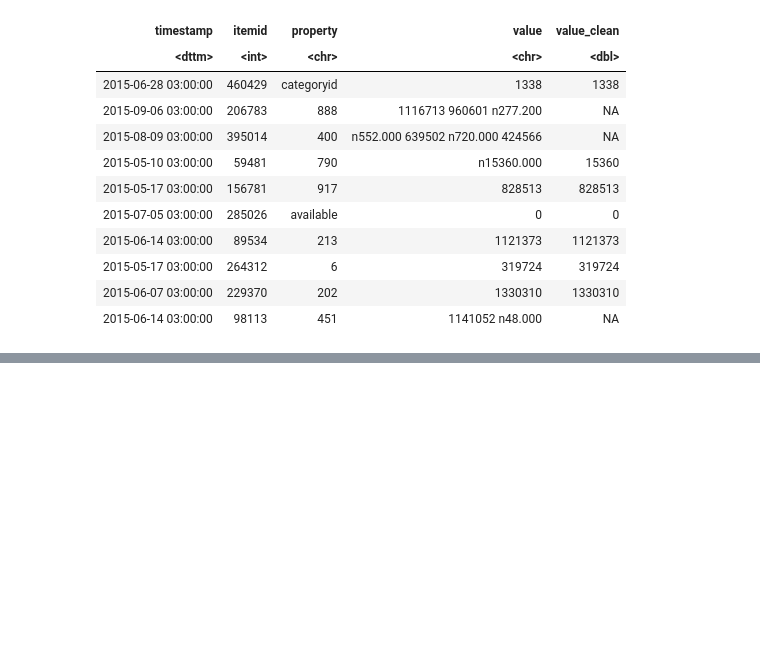
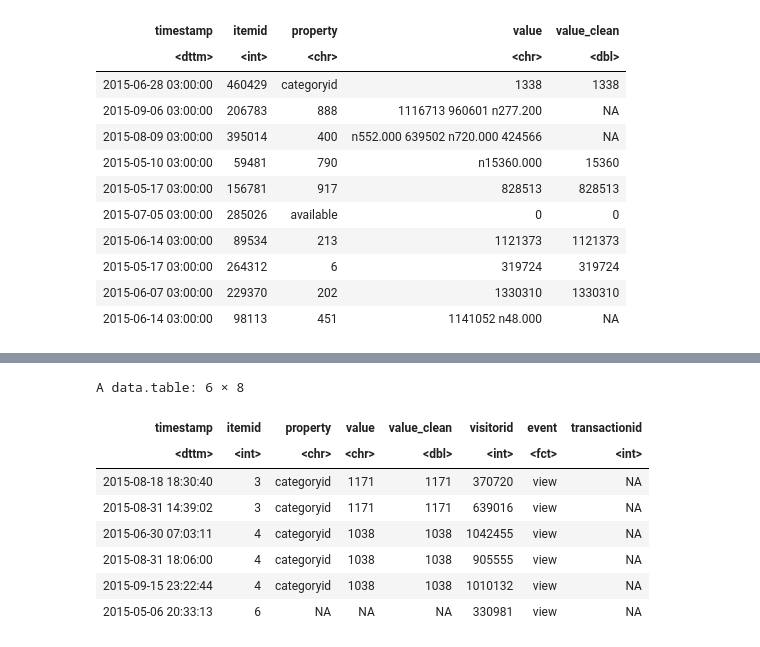
Before and after one commit to omari-kd/Recommendation-System-Analysis-and-Modelling, a Jupyter notebook: 01_notebook/(Jupyter Notebook) Recommendation System Analysis and Modelling.ipynb, the cells around one changed output, grey strips where cells are left out. Drawn from its saved outputs; the diff is of its cells as text; code cells hidden in the pictures; blank space fills up the shorter version.

```diff
--- a/01_notebook/(Jupyter Notebook) Recommendation System Analysis and Modelling.ipynb
+++ b/01_notebook/(Jupyter Notebook) Recommendation System Analysis and Modelling.ipynb
@@ -354,3 +355,31 @@ A data.table: 6 × 8
 | 2015-08-31 18:06:00 | 4 | 888 | 371058 71429 508476 | NA | 905555 | view | NA |
 | 2015-09-15 23:22:44 | 4 | 591 | 1116693 | 1116693 | 1010132 | view | NA |
 | 2015-05-06 20:33:13 | 6 | NA | NA | NA | 330981 | view | NA |
+# %%
+# Filter the item properties data to isolate the rows where the property is "categoryid". This gives you the actual category identifier for each item.
+
+category_property <- item_properties[property == "categoryid"]
+
+# Perform a rolling join Since item properties are time-dependent, align each event with the most recent "categoryid" snapshot preceding the event time
+
+# Order and set keys for rolling join
+setorder(category_property, itemid, timestamp)
+setorder(events, itemid, timestamp)
+setkey(category_property, itemid, timestamp)
+setkey(events, itemid, timestamp)
+
+
+# Rolling join: For each event, get the most recent "categoryid" snapshot
+events_with_category <- category_property[events, on = .(itemid, timestamp), roll = TRUE]
+
+head(events_with_category)
+# %% [output]
+A data.table: 6 × 8
+| timestamp | itemid | property | value | value_clean | visitorid | event | transactionid |
+| <dttm> | <int> | <chr> | <chr> | <dbl> | <int> | <fct> | <int> |
+| 2015-08-18 18:30:40 | 3 | categoryid | 1171 | 1171 | 370720 | view | NA |
+| 2015-08-31 14:39:02 | 3 | categoryid | 1171 | 1171 | 639016 | view | NA |
+| 2015-06-30 07:03:11 | 4 | categoryid | 1038 | 1038 | 1042455 | view | NA |
+| 2015-08-31 18:06:00 | 4 | categoryid | 1038 | 1038 | 905555 | view | NA |
+| 2015-09-15 23:22:44 | 4 | categoryid | 1038 | 1038 | 1010132 | view | NA |
+| 2015-05-06 20:33:13 | 6 | NA | NA | NA | 330981 | view | NA |
```
Also changed, not shown: parts of 2 cells of this notebook, 1 other file.
